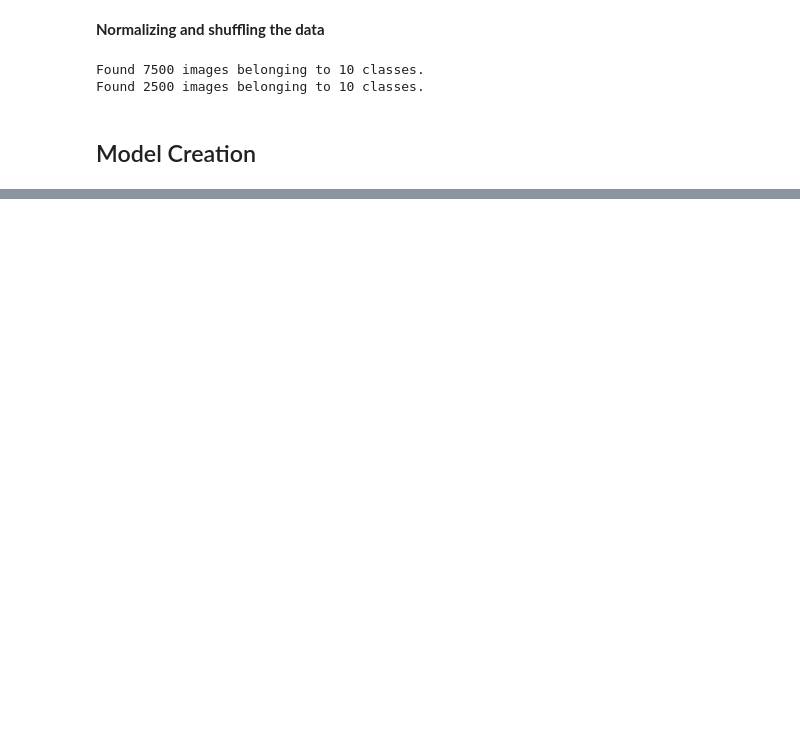
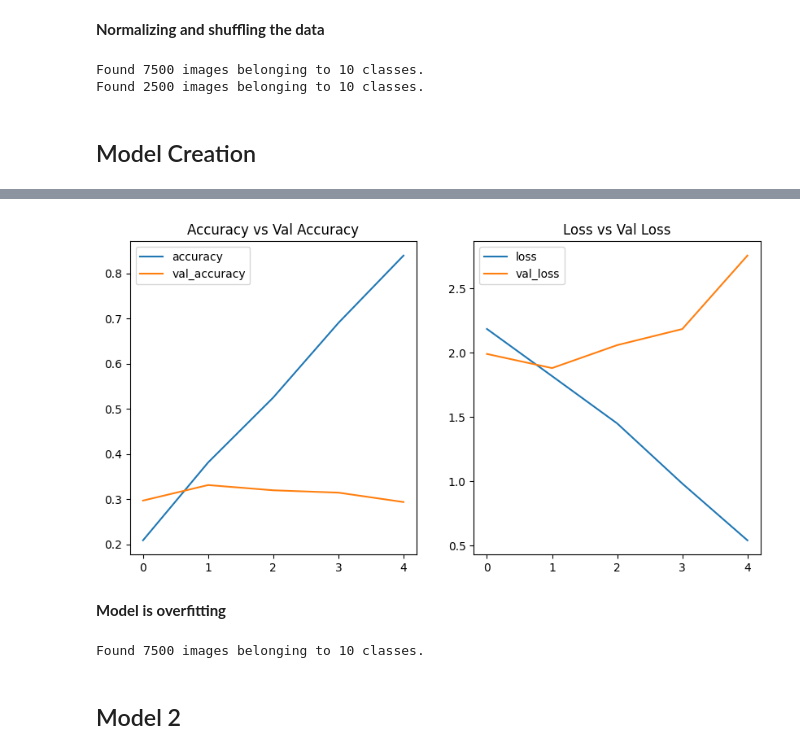
Before and after one commit to 5h4rrk/dl-experiments, a Jupyter notebook: Transfer_Learningipynb.ipynb, the cells around one changed output, grey strips where cells are left out. Cells and saved outputs as stored; diff of their text form; code cells hidden in the pictures; blank space fills up the shorter version.

```diff
--- a/Transfer_Learningipynb.ipynb
+++ b/Transfer_Learningipynb.ipynb
@@ -210,3 +208,24 @@ Total params: 9,380
 Trainable params: 9,380
 Non-trainable params: 0
 _________________________________________________________________
+# %%
+tf.random.set_seed(42)
+
+model3 = Sequential([
+    Conv2D(filters=10, kernel_size=3, activation='relu', input_shape=(224,224,3)),
+    MaxPool2D(),
+    Conv2D(filters=10, kernel_size=3, activation='relu'),
+    MaxPool2D(),
+    Flatten(),
+    Dense(len(class_names), activation='softmax')
+])
+
+model3.compile(loss='categorical_crossentropy',
+               optimizer='adam',
+               metrics=['accuracy'])
+history3 = model3.fit(train_data,
+           epochs = 5,
+           steps_per_epoch = len(train_data),
+           validation_data = test_data,
+           validation_steps = len(test_data)
+           )
@@ -212,0 +263,25 @@ _________________________________________________________________
+# %%
+plot_the_graph(history3)
+# %% [output]
+[figure, added]
+# %% [markdown]
+**Model is overfitting**
+# %%
+train_datagen = ImageDataGenerator(rescale=1/225.,
+                                   shear_range=0.2,
+                                   rotation_range = 20,
+                                   width_shift_range=0.2,
+                                   height_shift_range=0.2,
+                                   zoom_range=0.2,
+                                   horizontal_flip=True)
+
+train_augdata = train_datagen.flow_from_directory(train_dir,
+                                                 target_size=(224,224),
+                                                 seed=42,
+                                                 batch_size=32,
+                                                 class_mode = 'categorical')
+# %% [output]
+Found 7500 images belonging to 10 classes.
+# %% [markdown]
+
+## Model 2
```
Also changed, not shown: parts of 14 cells of this notebook.
